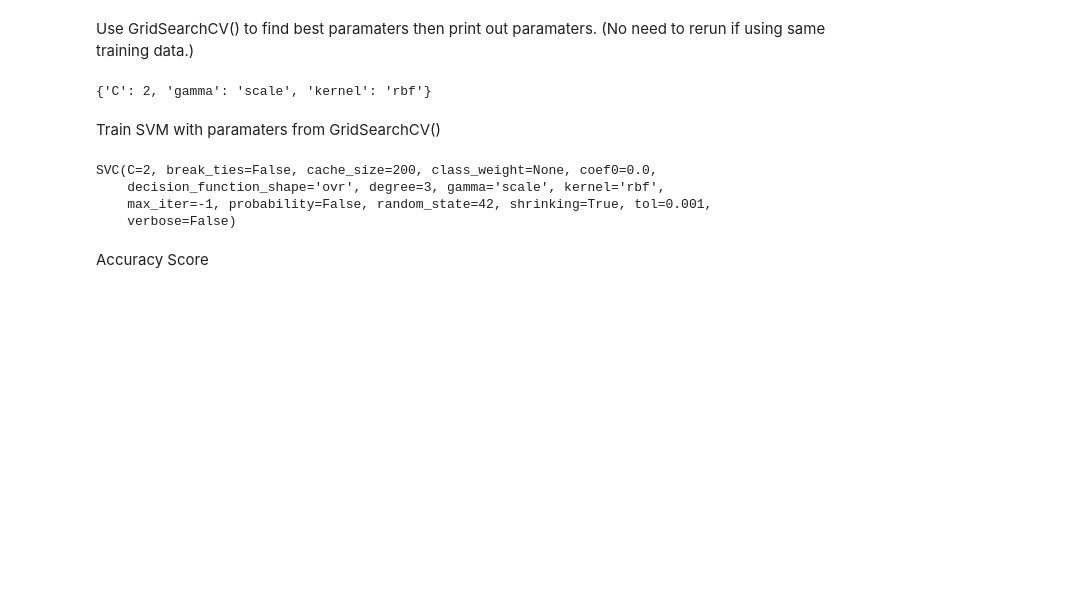
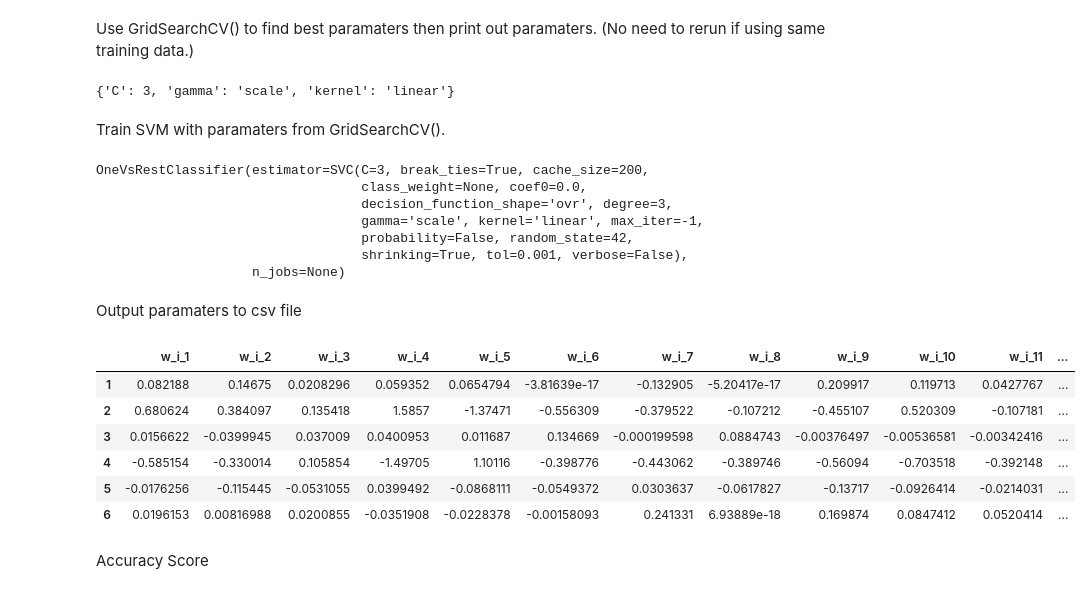
Before and after one commit to protocol66/GoogleColabNotebooks, a Jupyter notebook: DermSVM.ipynb, the cells around one changed output. Saved outputs shown, nothing was run; the diff lists cells and outputs as text; code cells hidden in the pictures; blank space fills up the shorter version.

```diff
--- a/DermSVM.ipynb
+++ b/DermSVM.ipynb
@@ -78,29 +80,64 @@ Use GridSearchCV() to find best paramaters then print out paramaters. (No need t
 params = {
     'C': [0.5, 1, 2, 3, 4, 5, 6, 7, 8, 9, 10, 100],
     'gamma': ['scale', 1, 0.1, 0.01, 0.001, 0.0001],
-    'kernel': ['linear', 'rbf']
+    'kernel': ['linear']
 }
 clf = GridSearchCV(
-    svm.SVC(),
+    svm.SVC(break_ties=True, random_state=42),
     params,
     scoring='accuracy'
 )
 clf.fit(X_train, y_train)
 print(clf.best_params_)
 # %% [output]
-{'C': 2, 'gamma': 'scale', 'kernel': 'rbf'}
+{'C': 3, 'gamma': 'scale', 'kernel': 'linear'}
 # %% [markdown]
-Train SVM with paramaters from GridSearchCV()
+Train SVM with paramaters from GridSearchCV().
 # %%
-clf_svm = svm.SVC(C=2, kernel='rbf', random_state=42)
+clf_svm = OneVsRestClassifier(svm.SVC(C=3, kernel='linear', decision_function_shape='ovr', break_ties=True, random_state=42))
 clf_svm.fit(X_train, y_train)
-# confidence = pipe.score(X_test, y_test)
-# print(confidence)
 # %% [output]
-SVC(C=2, break_ties=False, cache_size=200, class_weight=None, coef0=0.0,
-    decision_function_shape='ovr', degree=3, gamma='scale', kernel='rbf',
-    max_iter=-1, probability=False, random_state=42, shrinking=True, tol=0.001,
-    verbose=False)
+OneVsRestClassifier(estimator=SVC(C=3, break_ties=True, cache_size=200,
+                                  class_weight=None, coef0=0.0,
+                                  decision_function_shape='ovr', degree=3,
+                                  gamma='scale', kernel='linear', max_iter=-1,
+                                  probability=False, random_state=42,
+                                  shrinking=True, tol=0.001, verbose=False),
+                    n_jobs=None)
+# %% [markdown]
+Output paramaters to csv file
+# %%
+cols = []
+w_length = len(clf_svm.coef_[0])
+for i in range(1, w_length + 1):
+  cols.append('w_i_' + str(i))
+cols.append('b_i')
+
+rows = np.arange(1,7)
+
+params = pd.DataFrame(index=rows, columns=cols)
+
+row = 0;
+for w in clf_svm.coef_:
+  for i in range(0, w_length):
+    params.iat[row, i] = w[i];
+  row += 1;
+
+bs = clf_svm.intercept_.tolist()
+for i in range(0,len(bs)):
+  bs[i] = bs[i][0]
+params['b_i'] = bs
+
+params.to_csv('/content/params.csv')
+params
+# %% [output]
+|  | w_i_1 | w_i_2 | w_i_3 | w_i_4 | w_i_5 | w_i_6 | w_i_7 | w_i_8 | w_i_9 | w_i_10 | w_i_11 | ... |
+| 1 | 0.082188 | 0.14675 | 0.0208296 | 0.059352 | 0.0654794 | -3.81639e-17 | -0.132905 | -5.20417e-17 | 0.209917 | 0.119713 | 0.0427767 | ... |
+| 2 | 0.680624 | 0.384097 | 0.135418 | 1.5857 | -1.37471 | -0.556309 | -0.379522 | -0.107212 | -0.455107 | 0.520309 | -0.107181 | ... |
+| 3 | 0.0156622 | -0.0399945 | 0.037009 | 0.0400953 | 0.011687 | 0.134669 | -0.000199598 | 0.0884743 | -0.00376497 | -0.00536581 | -0.00342416 | ... |
+| 4 | -0.585154 | -0.330014 | 0.105854 | -1.49705 | 1.10116 | -0.398776 | -0.443062 | -0.389746 | -0.56094 | -0.703518 | -0.392148 | ... |
+| 5 | -0.0176256 | -0.115445 | -0.0531055 | 0.0399492 | -0.0868111 | -0.0549372 | 0.0303637 | -0.0617827 | -0.13717 | -0.0926414 | -0.0214031 | ... |
+| 6 | 0.0196153 | 0.00816988 | 0.0200855 | -0.0351908 | -0.0228378 | -0.00158093 | 0.241331 | 6.93889e-18 | 0.169874 | 0.0847412 | 0.0520414 | ... |
 # %% [markdown]
 Accuracy Score
 # %%
```
Also changed, not shown: parts of 8 cells of this notebook.
